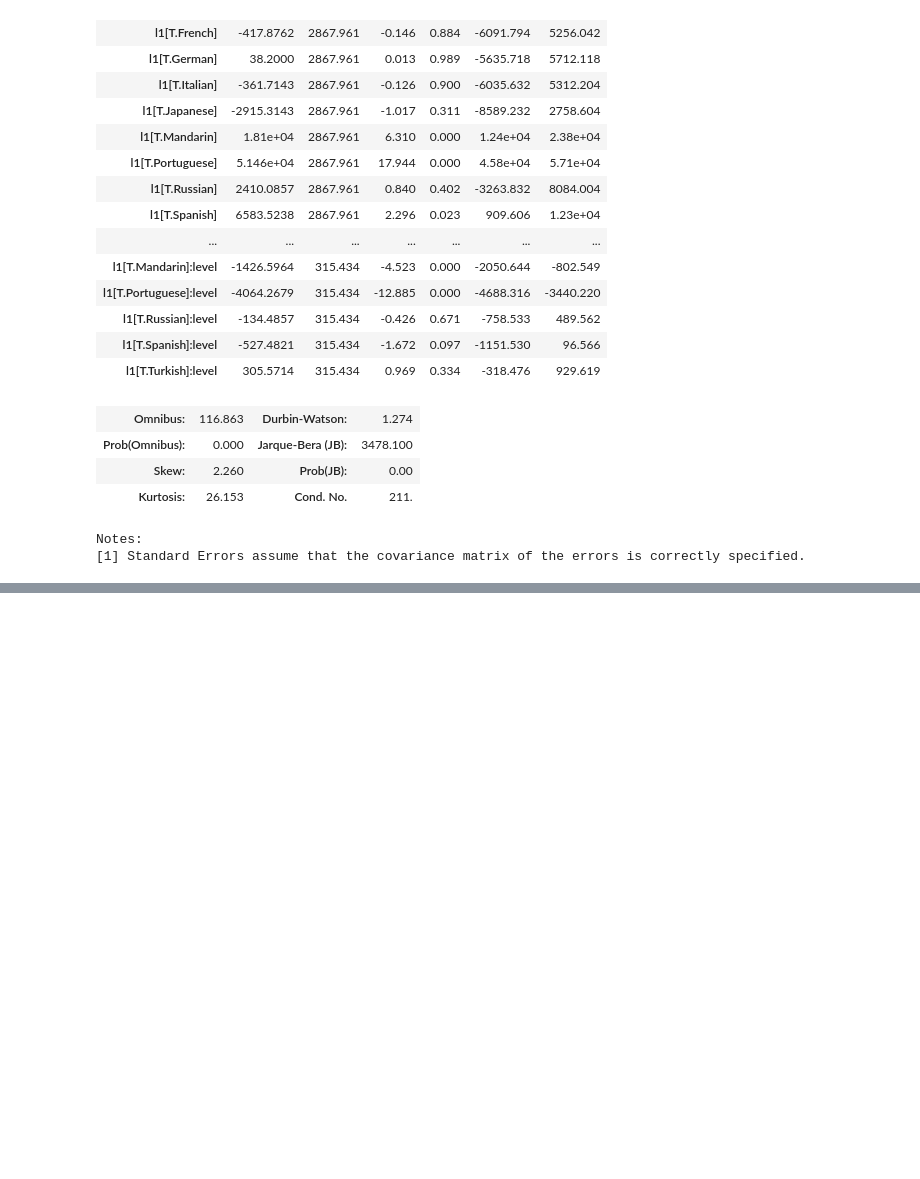
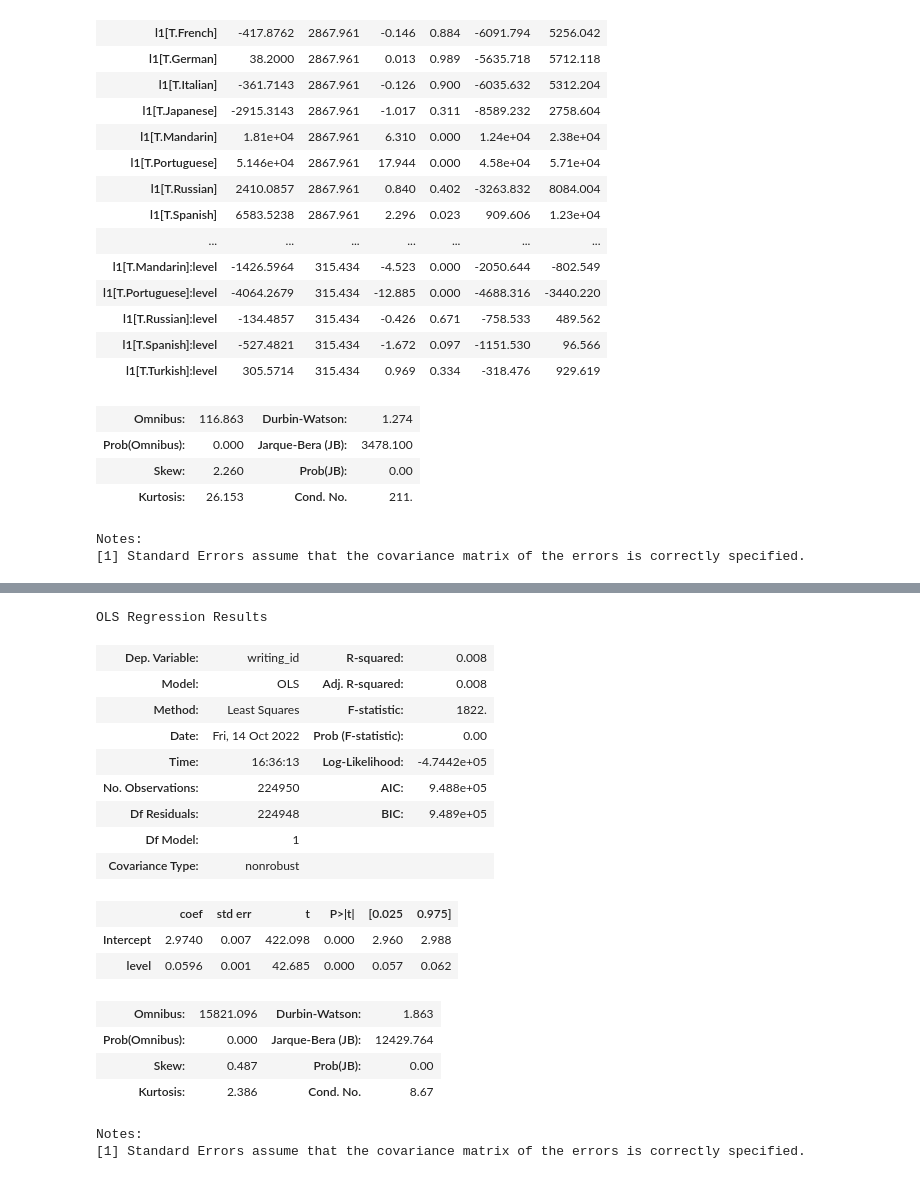
Before and after one commit to langdonholmes/nli-transformers-showcase, a Jupyter notebook: src/explore_data.ipynb, the cells around one changed output, grey strips where cells are left out. Drawn from its saved outputs; the diff is of its cells as text; code cells hidden in the pictures; blank space fills up the shorter version.

Commit message:
start eval first model

```diff
--- a/src/explore_data.ipynb
+++ b/src/explore_data.ipynb
@@ -144,0 +152,24 @@ df['vector'] = df['text'].apply(lambda x: nlp(x).vector)
+# %%
+model = ols('writing_id ~ level', data=df.groupby(['level','learner_id']).writing_id.count().reset_index())
+results = model.fit()
+results.summary()
+# %% [output]
+OLS Regression Results
+| Dep. Variable: | writing_id | R-squared: | 0.008 |
+| Model: | OLS | Adj. R-squared: | 0.008 |
+| Method: | Least Squares | F-statistic: | 1822. |
+| Date: | Fri, 14 Oct 2022 | Prob (F-statistic): | 0.00 |
+| Time: | 16:36:13 | Log-Likelihood: | -4.7442e+05 |
+| No. Observations: | 224950 | AIC: | 9.488e+05 |
+| Df Residuals: | 224948 | BIC: | 9.489e+05 |
+| Df Model: | 1 |  |  |
+| Covariance Type: | nonrobust |  |  |
+|  | coef | std err | t | P>|t| | [0.025 | 0.975] |
+| Intercept | 2.9740 | 0.007 | 422.098 | 0.000 | 2.960 | 2.988 |
+| level | 0.0596 | 0.001 | 42.685 | 0.000 | 0.057 | 0.062 |
+| Omnibus: | 15821.096 | Durbin-Watson: | 1.863 |
+| Prob(Omnibus): | 0.000 | Jarque-Bera (JB): | 12429.764 |
+| Skew: | 0.487 | Prob(JB): | 0.00 |
+| Kurtosis: | 2.386 | Cond. No. | 8.67 |
+Notes:
+[1] Standard Errors assume that the covariance matrix of the errors is correctly specified.
```
Also changed, not shown: parts of 1 cell of this notebook, 2 other files.
